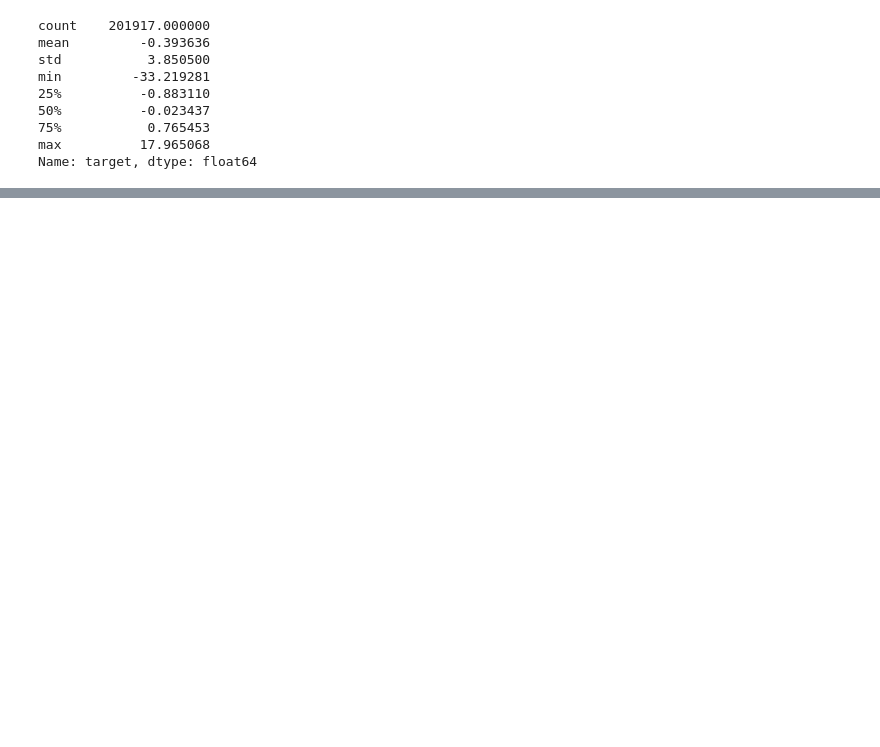
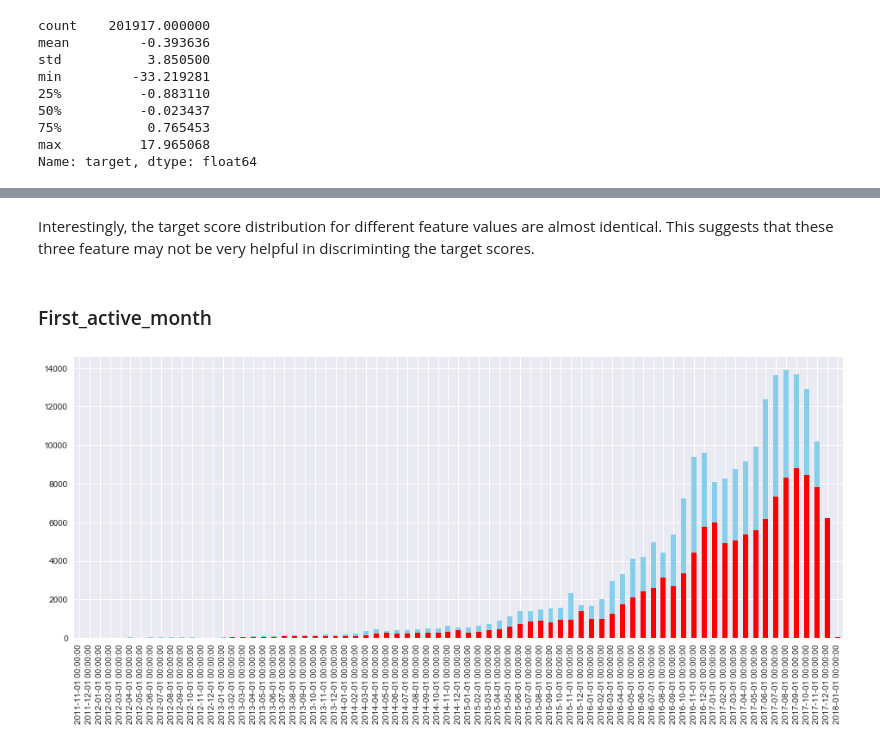
Before and after one commit to cgaoumd/Kaggle--Elo_Loyalty_Score, a Jupyter notebook: EDA_ELO.ipynb, the cells around one changed output, grey strips where cells are left out. Saved outputs shown, nothing was run; the diff lists cells and outputs as text; code cells hidden in the pictures; blank space fills up the shorter version.

```diff
--- a/EDA_ELO.ipynb
+++ b/EDA_ELO.ipynb
@@ -49,0 +112,11 @@ Name: target, dtype: float64
+# %% [markdown]
+Interestingly, the target score distribution for different feature values are almost identical. This suggests that these three feature may not be very helpful in discriminting the target scores.
+# %% [markdown]
+### First_active_month
+# %%
+plt.figure(figsize=(16,6))
+train_df['first_active_month'].value_counts().sort_index().plot(kind='bar',color='skyblue')
+test_df['first_active_month'].value_counts().sort_index().plot(kind='bar',color='red')
+plt.show()
+# %% [output]
+[figure, added]
```
Also changed, not shown: parts of 19 cells of this notebook.
